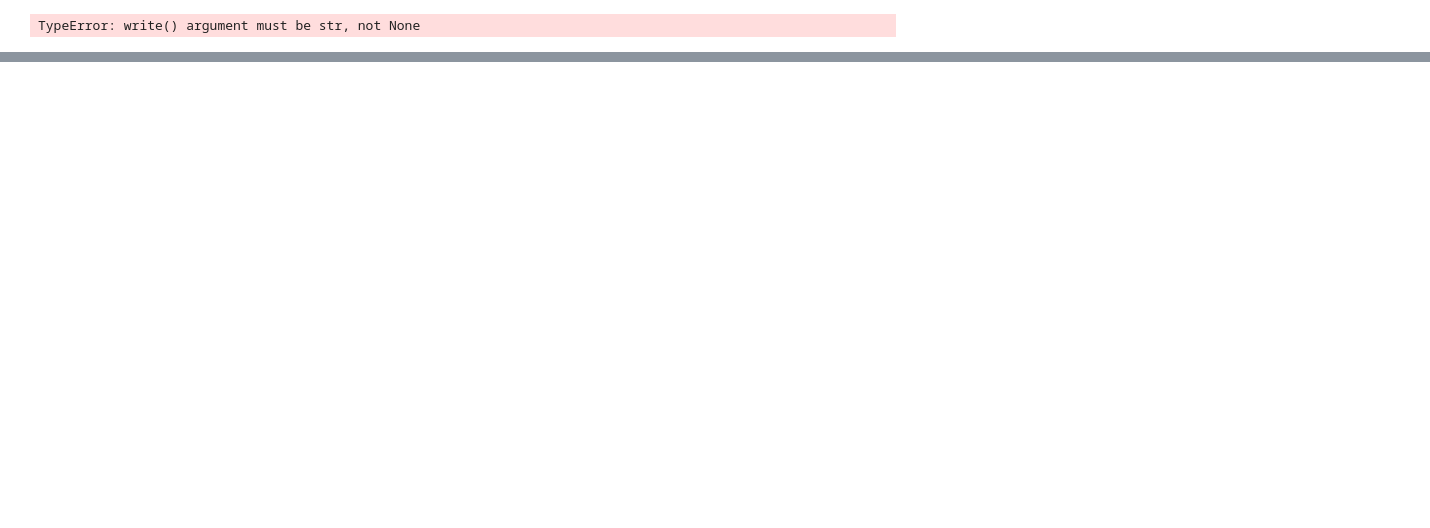
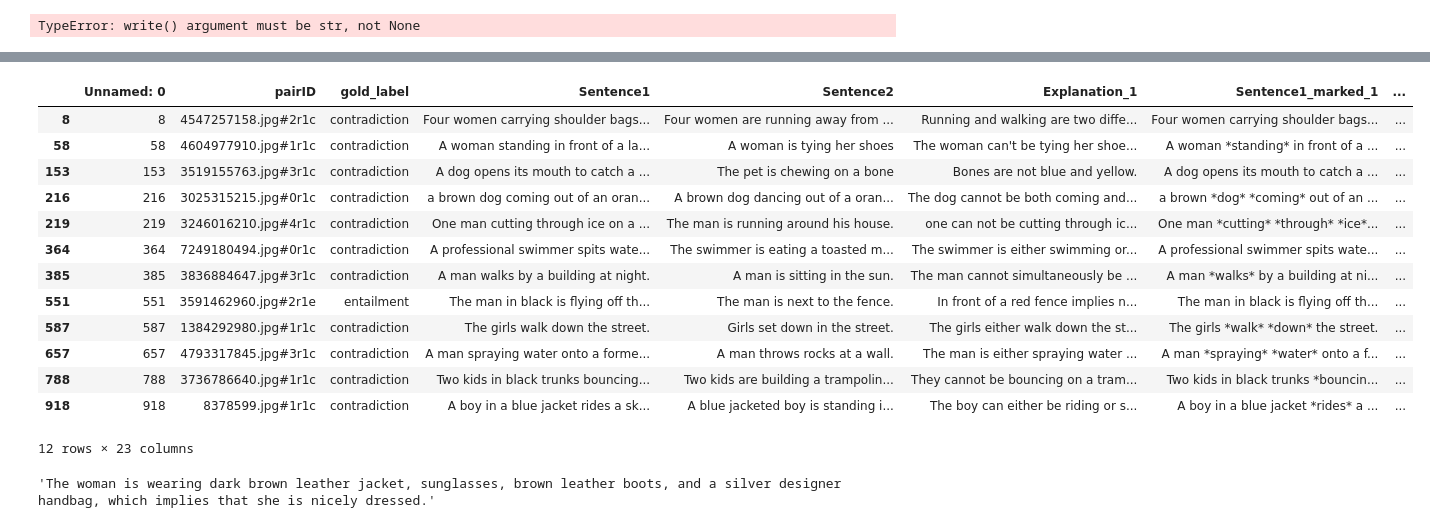
Before and after one commit to Marbr987/732A81-Text_Mining, a Jupyter notebook: notebooks/analyse_predictions.ipynb, the cells around one changed output, grey strips where cells are left out. Saved outputs shown, nothing was run; the diff lists cells and outputs as text; code cells hidden in the pictures; blank space fills up the shorter version.

Commit message:
feature: add analyses for the most common root words in the predicted explanations

```diff
--- a/notebooks/analyse_predictions.ipynb
+++ b/notebooks/analyse_predictions.ipynb
@@ -34,3 +34,5 @@ np.random.seed(12345) # seed for numpy package
 test_indices = list(np.random.choice(test.index.values, size=1000, replace=False))
 test = test.loc[test_indices]
 test = test.reset_index(drop=True)
+# %%
+gpt_pred = pd.read_csv('../output_data/test_predictions.csv', sep=';')
@@ -74,0 +137,13 @@ TypeError: write() argument must be str, not None
+# %%
+doc = nlp("Apple does want to buy U.K. startup for $1 billion")
+
+neg_root = None
+for token in doc:
+    if token.dep_ == 'ROOT':
+        cur_root = token.lemma_
+    if token.dep_ == 'neg' and token.head.dep_ == 'ROOT':
+        neg_root = token.lemma_ + " " + token.head.lemma_
+        print(neg_root)
+    if neg_root:
+        cur_root = neg_root
+print(cur_root)
@@ -74,0 +152,7 @@ TypeError: write() argument must be str, not None
+# %%
+n = gpt_pred.shape[0]
+expls = [nlp(gpt_pred.pred_explanation.iloc[i]) for i in range(n)]
+sent1s = [nlp(gpt_pred.Sentence1.iloc[i]) for i in range(n)]
+sent2s = [nlp(gpt_pred.Sentence2.iloc[i]) for i in range(n)]
+input_sentence_root = [[sent1s[j][i].lemma_ for i in range(len(sent1s[j])) if sent1s[j][i].dep_=="ROOT"] + [sent2s[j][i].lemma_ for i in range(len(sent2s[j])) if sent2s[j][i].dep_=="ROOT"] for j in range(n)]
+input_sentence_subj = [[sent1s[j][i].lemma_ for i in range(len(sent1s[j])) if sent1s[j][i].dep_=="ROOT"] + [sent2s[j][i].lemma_ for i in range(len(sent2s[j])) if sent2s[j][i].dep_=="ROOT"] for j in range(n)]
@@ -74,0 +277,16 @@ TypeError: write() argument must be str, not None
+# %%
+root_words = list()
+n = gpt_pred.shape[0]
+cur_index = 0
+root_term_dict = dict()
+expls = [nlp(gpt_pred.pred_explanation.iloc[i]) for i in range(n)]
+for expl in expls:
+    for token in expl:
+        if token.lemma_ == 'different':
+            root_words += [token.head.text]
+            if token.head.lemma_ not in root_term_dict.keys():
+                root_term_dict[token.head.lemma_] = [cur_index]
+            else:
+                root_term_dict[token.head.lemma_] += [cur_index]
+    cur_index += 1
+verbs_sentence = pd.Series(root_words)
@@ -74,0 +319,21 @@ TypeError: write() argument must be str, not None
+# %%
+gpt_pred.iloc[root_term_dict['action']]
+# %% [output]
+|  | Unnamed: 0 | pairID | gold_label | Sentence1 | Sentence2 | Explanation_1 | Sentence1_marked_1 | ... |
+| 8 | 8 | 4547257158.jpg#2r1c | contradiction | Four women carrying shoulder bags... | Four women are running away from ... | Running and walking are two diffe... | Four women carrying shoulder bags... | ... |
+| 58 | 58 | 4604977910.jpg#1r1c | contradiction | A woman standing in front of a la... | A woman is tying her shoes | The woman can't be tying her shoe... | A woman *standing* in front of a ... | ... |
+| 153 | 153 | 3519155763.jpg#3r1c | contradiction | A dog opens its mouth to catch a ... | The pet is chewing on a bone | Bones are not blue and yellow. | A dog opens its mouth to catch a ... | ... |
+| 216 | 216 | 3025315215.jpg#0r1c | contradiction | a brown dog coming out of an oran... | A brown dog dancing out of a oran... | The dog cannot be both coming and... | a brown *dog* *coming* out of an ... | ... |
+| 219 | 219 | 3246016210.jpg#4r1c | contradiction | One man cutting through ice on a ... | The man is running around his house. | one can not be cutting through ic... | One man *cutting* *through* *ice*... | ... |
+| 364 | 364 | 7249180494.jpg#0r1c | contradiction | A professional swimmer spits wate... | The swimmer is eating a toasted m... | The swimmer is either swimming or... | A professional swimmer spits wate... | ... |
+| 385 | 385 | 3836884647.jpg#3r1c | contradiction | A man walks by a building at night. | A man is sitting in the sun. | The man cannot simultaneously be ... | A man *walks* by a building at ni... | ... |
+| 551 | 551 | 3591462960.jpg#2r1e | entailment | The man in black is flying off th... | The man is next to the fence. | In front of a red fence implies n... | The man in black is flying off th... | ... |
+| 587 | 587 | 1384292980.jpg#1r1c | contradiction | The girls walk down the street. | Girls set down in the street. | The girls either walk down the st... | The girls *walk* *down* the street. | ... |
+| 657 | 657 | 4793317845.jpg#3r1c | contradiction | A man spraying water onto a forme... | A man throws rocks at a wall. | The man is either spraying water ... | A man *spraying* *water* onto a f... | ... |
+| 788 | 788 | 3736786640.jpg#1r1c | contradiction | Two kids in black trunks bouncing... | Two kids are building a trampolin... | They cannot be bouncing on a tram... | Two kids in black trunks *bouncin... | ... |
+| 918 | 918 | 8378599.jpg#1r1c | contradiction | A boy in a blue jacket rides a sk... | A blue jacketed boy is standing i... | The boy can either be riding or s... | A boy in a blue jacket *rides* a ... | ... |
+12 rows × 23 columns
+# %%
+gpt_pred.iloc[608].pred_explanation
+# %% [output]
+'The woman is wearing dark brown leather jacket, sunglasses, brown leather boots, and a silver designer handbag, which implies that she is nicely dressed.'
```
Also changed, not shown: parts of 17 cells of this notebook, 1 other file.
